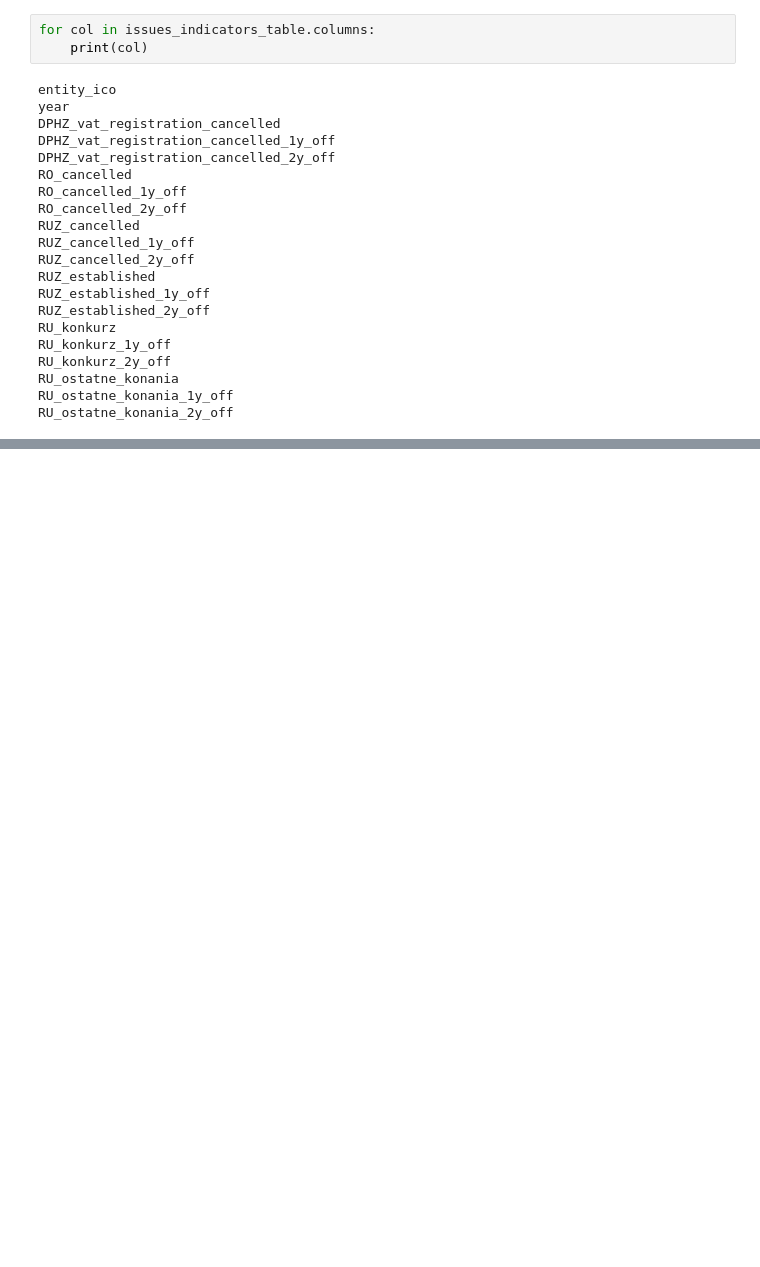
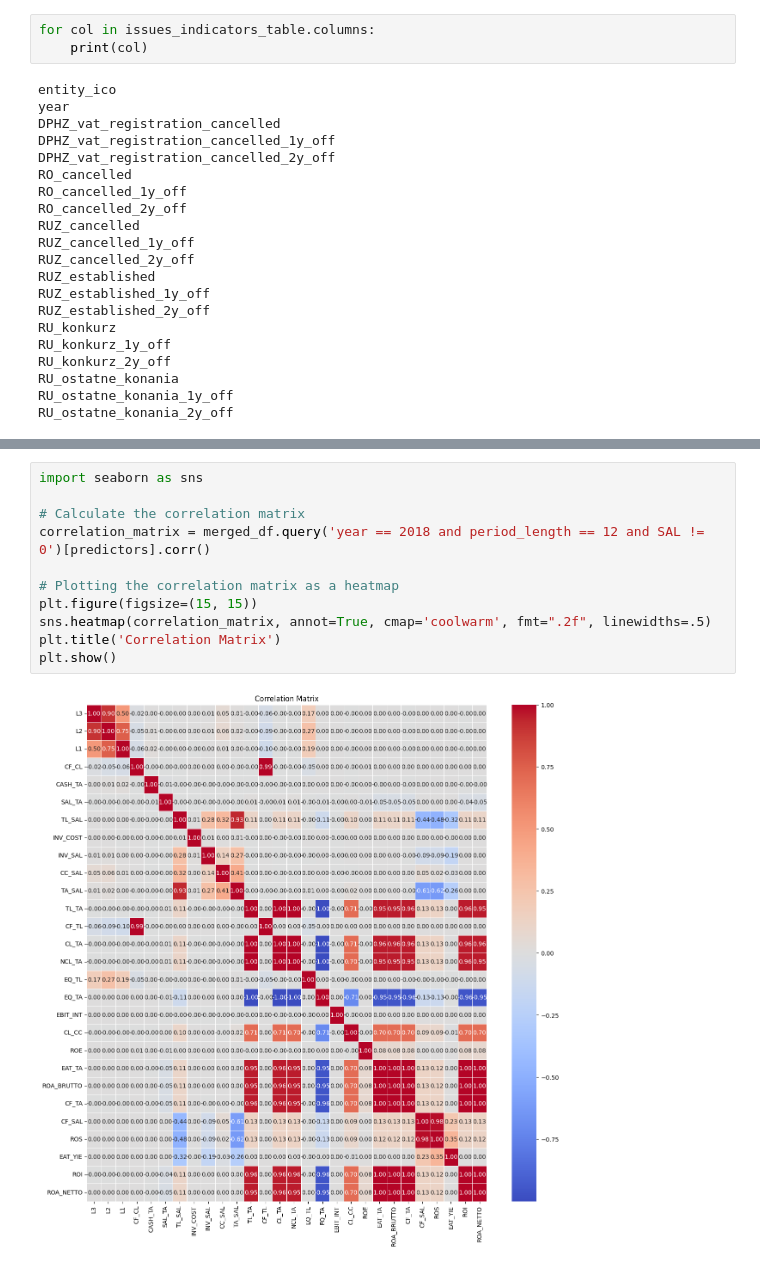
Before and after one commit to rohalmatus/financial-distress-models, a Jupyter notebook: CODE/EXPLORATORY/eda_01.ipynb, the cells around one changed output, grey strips where cells are left out. Drawn from its saved outputs; the diff is of its cells as text; blank space fills up the shorter version.

```diff
--- a/CODE/EXPLORATORY/eda_01.ipynb
+++ b/CODE/EXPLORATORY/eda_01.ipynb
@@ -140,0 +244,13 @@ RU_ostatne_konania_2y_off
+# %%
+import seaborn as sns
+
+# Calculate the correlation matrix
+correlation_matrix = merged_df.query('year == 2018 and period_length == 12 and SAL != 0')[predictors].corr()
+
+# Plotting the correlation matrix as a heatmap
+plt.figure(figsize=(15, 15))
+sns.heatmap(correlation_matrix, annot=True, cmap='coolwarm', fmt=".2f", linewidths=.5)
+plt.title('Correlation Matrix')
+plt.show()
+# %% [output]
+[figure, added]
```
Also changed, not shown: parts of 16 cells of this notebook, 2 other files.
